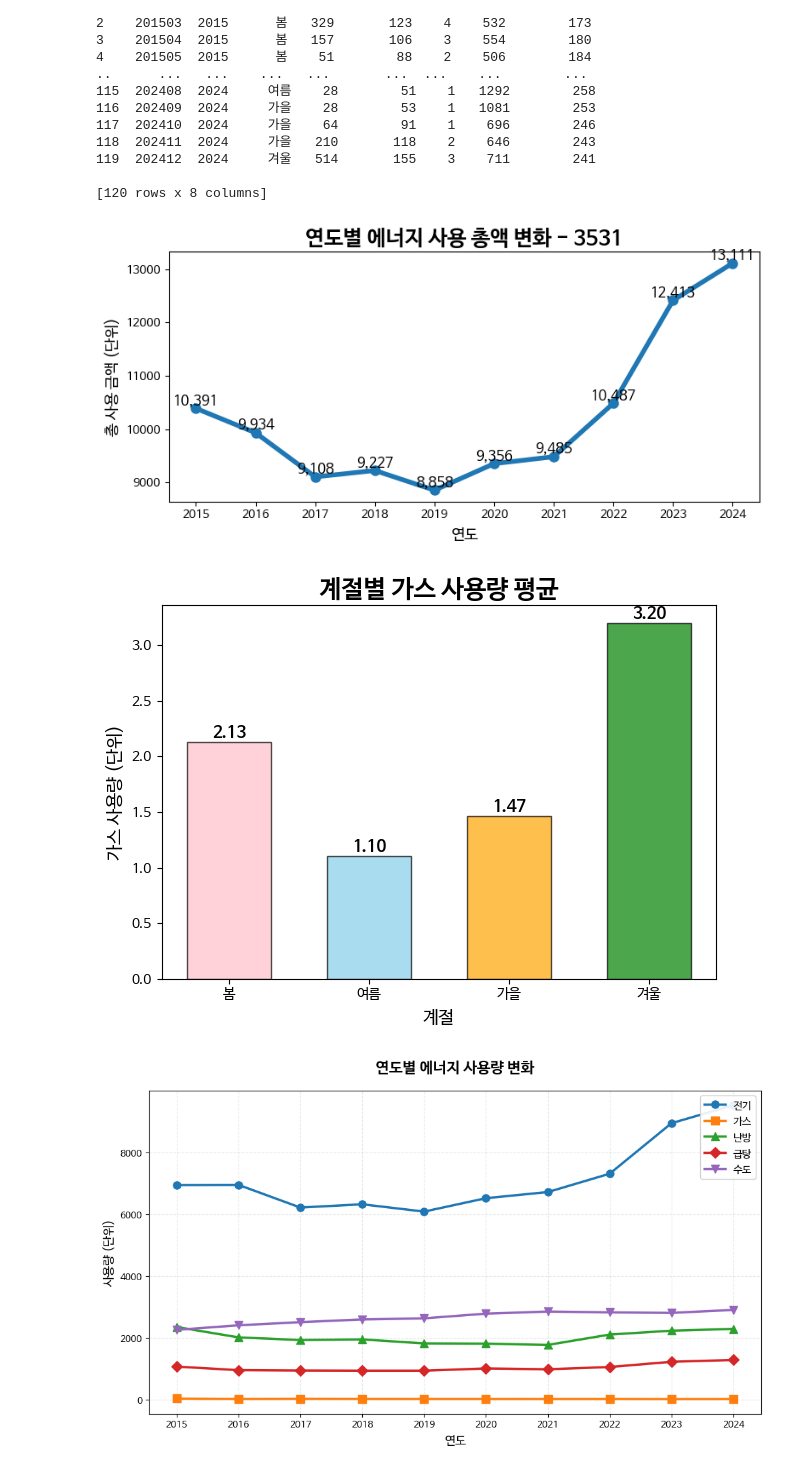
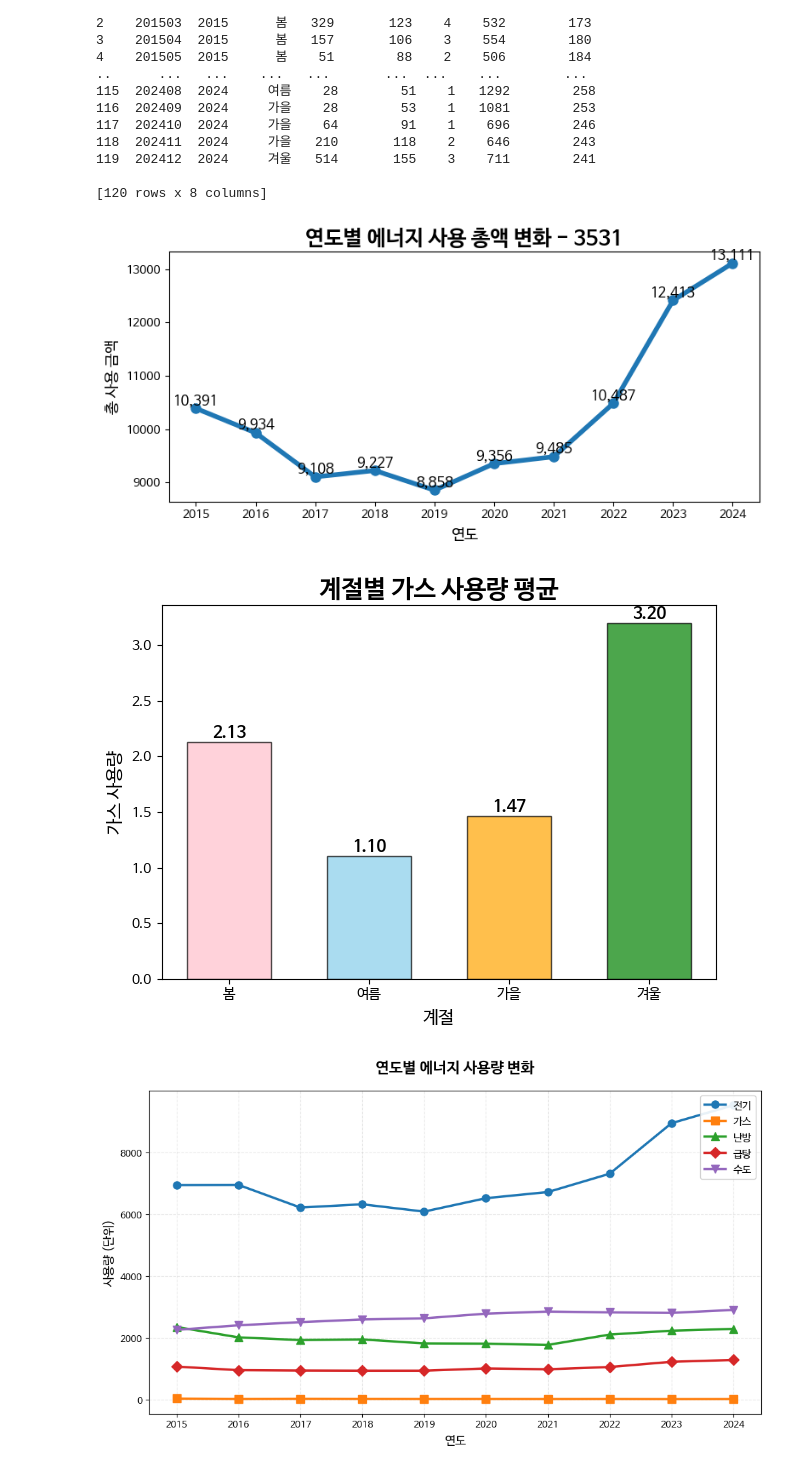
Before and after one commit to ParkEunhee999/Data-Analysis-with-Open-Source, a Jupyter notebook: 오픈소스_데이터_분석_4강.ipynb, the cells around one changed output. Saved outputs shown, nothing was run; the diff lists cells and outputs as text; code cells hidden in the pictures.

```diff
--- a/오픈소스_데이터_분석_4강.ipynb
+++ b/오픈소스_데이터_분석_4강.ipynb
@@ -146,24 +134,24 @@ print(df)
 # %%
 import matplotlib.pyplot as plt
 
 ## 에너지 사용 총액 계산 (전기 + 가스 + 난방 + 급탕)
 df['total'] = df['elect'] + df['gas'] + df['heat'] + df['waterHot']
 ## 연도별로 총액 합계 계산
 year_total = df.groupby('year')['total'].sum()
 ## 선그래프 설정
 plt.figure(figsize=(8, 4))
 plt.title('연도별 에너지 사용 총액 변화 - 3531', fontsize=18, fontweight='bold')
 plt.plot(year_total.index, year_total.values, marker='o', linewidth=4, markersize=8)
 plt.xlabel('연도', fontsize=13)
-plt.ylabel('총 사용 금액 (단위)', fontsize=13)
+plt.ylabel('총 사용 금액', fontsize=13)
 for x, y in zip(year_total.index, year_total.values):
     plt.text(x, y, f'{y:,.0f}', ha='center', va='bottom', fontsize=12)
 
 ## 레이아웃 조정 및 그래프 표시
 plt.tight_layout()
 plt.show()
 # %% [output]
-[figure, old version]
+[figure, new version]
 # %%
 ## 계절별 가스 사용량 평균 계산
 season_gas_average = df.groupby('season')['gas'].mean()
@@ -176,7 +164,7 @@ bars = plt.bar(season_gas_average.index, season_gas_average.values,
                edgecolor='black', alpha=0.7, width=0.6)
 plt.title('계절별 가스 사용량 평균', fontsize=18, fontweight='bold')
 plt.xlabel('계절', fontsize=13)
-plt.ylabel('가스 사용량 (단위)', fontsize=13)
+plt.ylabel('가스 사용량', fontsize=13)
 
 ## 각 막대 위에 수치 표시
 for bar in bars:
@@ -188,7 +176,7 @@ for bar in bars:
 plt.tight_layout()
 plt.show()
 # %% [output]
-[figure, old version]
+[figure, new version]
 # %%
 import matplotlib.pyplot as plt
 
```
Also changed, not shown: parts of 1 cell of this notebook.
